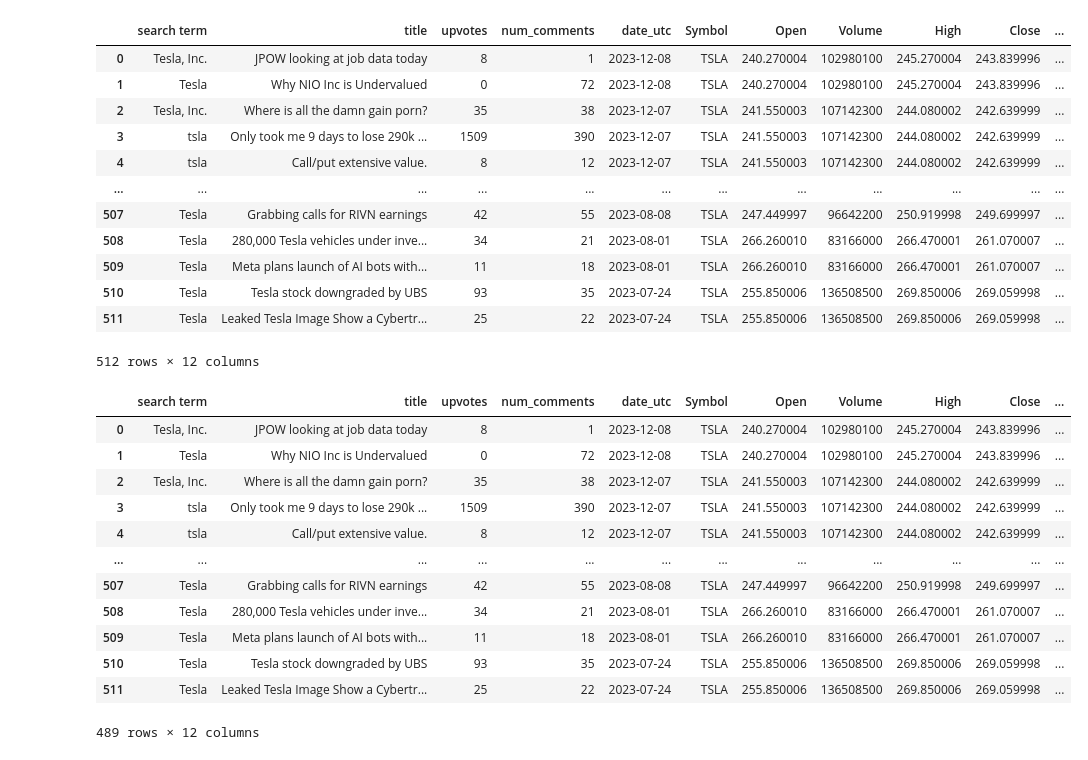
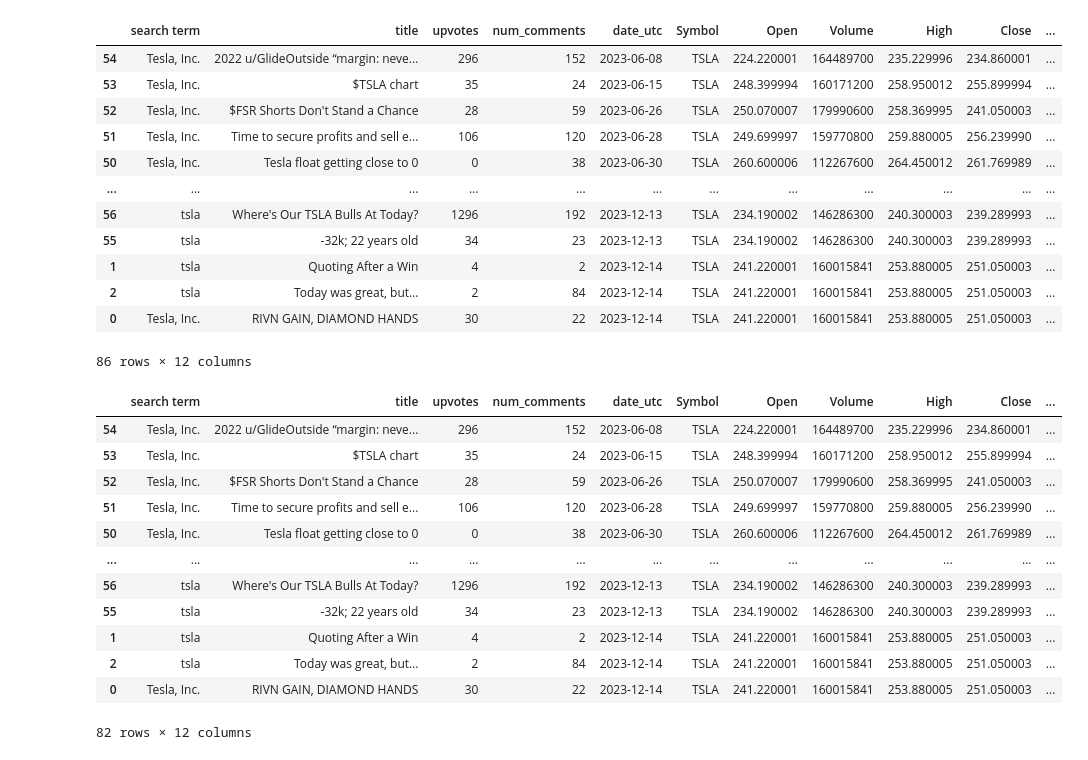
Before and after one commit to AprilHolmes7825/Project_1, a Jupyter notebook: Reddit_data_pull.ipynb, the cells around one changed output. Cells and saved outputs as stored; diff of their text form; code cells hidden in the pictures.

```diff
--- a/Reddit_data_pull.ipynb
+++ b/Reddit_data_pull.ipynb
@@ -94,7 +94,7 @@ reddit = praw.Reddit(
 #-----------------------------------------------------------TO-DO: Do we need to set a different limit or search criteria?
 #Using praw to get subreddit easily
 for term in reddit_search_list:
-    for submission in reddit.subreddit("wallstreetbets").search(term, limit=1000, sort="new"):
+    for submission in reddit.subreddit("wallstreetbets").search(term, limit=50, sort="new"):
         sub_create_utc = datetime.utcfromtimestamp(submission.created_utc).strftime('%Y-%m-%d')
         reddit_posts.append({"search term": term,
                              "title": submission.title,
@@ -188,21 +188,22 @@ print(yahoo_finance3_df)
 # %%
 #Merging the reddit data and yahoo finance data
 merged_df = pd.merge(reddit_df,yahoo_finance3_df)
+merged_df = merged_df.sort_values(by='date_utc')
 merged_df
 # %% [output]
 |  | search term | title | upvotes | num_comments | date_utc | Symbol | Open | Volume | High | Close | ... |
-| 0 | Tesla, Inc. | JPOW looking at job data today | 8 | 1 | 2023-12-08 | TSLA | 240.270004 | 102980100 | 245.270004 | 243.839996 | ... |
-| 1 | Tesla | Why NIO Inc is Undervalued | 0 | 72 | 2023-12-08 | TSLA | 240.270004 | 102980100 | 245.270004 | 243.839996 | ... |
-| 2 | Tesla, Inc. | Where is all the damn gain porn? | 35 | 38 | 2023-12-07 | TSLA | 241.550003 | 107142300 | 244.080002 | 242.639999 | ... |
-| 3 | tsla | Only took me 9 days to lose 290k ... | 1509 | 390 | 2023-12-07 | TSLA | 241.550003 | 107142300 | 244.080002 | 242.639999 | ... |
-| 4 | tsla | Call/put extensive value. | 8 | 12 | 2023-12-07 | TSLA | 241.550003 | 107142300 | 244.080002 | 242.639999 | ... |
+| 54 | Tesla, Inc. | 2022 u/GlideOutside “margin: neve... | 296 | 152 | 2023-06-08 | TSLA | 224.220001 | 164489700 | 235.229996 | 234.860001 | ... |
+| 53 | Tesla, Inc. | $TSLA chart | 35 | 24 | 2023-06-15 | TSLA | 248.399994 | 160171200 | 258.950012 | 255.899994 | ... |
+| 52 | Tesla, Inc. | $FSR Shorts Don't Stand a Chance | 28 | 59 | 2023-06-26 | TSLA | 250.070007 | 179990600 | 258.369995 | 241.050003 | ... |
+| 51 | Tesla, Inc. | Time to secure profits and sell e... | 106 | 120 | 2023-06-28 | TSLA | 249.699997 | 159770800 | 259.880005 | 256.239990 | ... |
+| 50 | Tesla, Inc. | Tesla float getting close to 0 | 0 | 38 | 2023-06-30 | TSLA | 260.600006 | 112267600 | 264.450012 | 261.769989 | ... |
 | ... | ... | ... | ... | ... | ... | ... | ... | ... | ... | ... | ... |
-| 507 | Tesla | Grabbing calls for RIVN earnings | 42 | 55 | 2023-08-08 | TSLA | 247.449997 | 96642200 | 250.919998 | 249.699997 | ... |
-| 508 | Tesla | 280,000 Tesla vehicles under inve... | 34 | 21 | 2023-08-01 | TSLA | 266.260010 | 83166000 | 266.470001 | 261.070007 | ... |
-| 509 | Tesla | Meta plans launch of AI bots with... | 11 | 18 | 2023-08-01 | TSLA | 266.260010 | 83166000 | 266.470001 | 261.070007 | ... |
-| 510 | Tesla | Tesla stock downgraded by UBS | 93 | 35 | 2023-07-24 | TSLA | 255.850006 | 136508500 | 269.850006 | 269.059998 | ... |
-| 511 | Tesla | Leaked Tesla Image Show a Cybertr... | 25 | 22 | 2023-07-24 | TSLA | 255.850006 | 136508500 | 269.850006 | 269.059998 | ... |
+| 56 | tsla | Where's Our TSLA Bulls At Today? | 1296 | 192 | 2023-12-13 | TSLA | 234.190002 | 146286300 | 240.300003 | 239.289993 | ... |
+| 55 | tsla | -32k; 22 years old | 34 | 23 | 2023-12-13 | TSLA | 234.190002 | 146286300 | 240.300003 | 239.289993 | ... |
+| 1 | tsla | Quoting After a Win | 4 | 2 | 2023-12-14 | TSLA | 241.220001 | 160015841 | 253.880005 | 251.050003 | ... |
+| 2 | tsla | Today was great, but… | 2 | 84 | 2023-12-14 | TSLA | 241.220001 | 160015841 | 253.880005 | 251.050003 | ... |
+| 0 | Tesla, Inc. | RIVN GAIN, DIAMOND HANDS | 30 | 22 | 2023-12-14 | TSLA | 241.220001 | 160015841 | 253.880005 | 251.050003 | ... |
-512 rows × 12 columns
+86 rows × 12 columns
 # %%
 #Removing huge outliers from reddit upvotes and comments
 merged_df = merged_df[(np.abs(stats.zscore(merged_df['upvotes'])) < 3)]
@@ -210,16 +211,16 @@ merged_df = merged_df[(np.abs(stats.zscore(merged_df['num_comments'])) < 3)]
 merged_df
 # %% [output]
 |  | search term | title | upvotes | num_comments | date_utc | Symbol | Open | Volume | High | Close | ... |
-| 0 | Tesla, Inc. | JPOW looking at job data today | 8 | 1 | 2023-12-08 | TSLA | 240.270004 | 102980100 | 245.270004 | 243.839996 | ... |
-| 1 | Tesla | Why NIO Inc is Undervalued | 0 | 72 | 2023-12-08 | TSLA | 240.270004 | 102980100 | 245.270004 | 243.839996 | ... |
-| 2 | Tesla, Inc. | Where is all the damn gain porn? | 35 | 38 | 2023-12-07 | TSLA | 241.550003 | 107142300 | 244.080002 | 242.639999 | ... |
-| 3 | tsla | Only took me 9 days to lose 290k ... | 1509 | 390 | 2023-12-07 | TSLA | 241.550003 | 107142300 | 244.080002 | 242.639999 | ... |
-| 4 | tsla | Call/put extensive value. | 8 | 12 | 2023-12-07 | TSLA | 241.550003 | 107142300 | 244.080002 | 242.639999 | ... |
+| 54 | Tesla, Inc. | 2022 u/GlideOutside “margin: neve... | 296 | 152 | 2023-06-08 | TSLA | 224.220001 | 164489700 | 235.229996 | 234.860001 | ... |
+| 53 | Tesla, Inc. | $TSLA chart | 35 | 24 | 2023-06-15 | TSLA | 248.399994 | 160171200 | 258.950012 | 255.899994 | ... |
+| 52 | Tesla, Inc. | $FSR Shorts Don't Stand a Chance | 28 | 59 | 2023-06-26 | TSLA | 250.070007 | 179990600 | 258.369995 | 241.050003 | ... |
+| 51 | Tesla, Inc. | Time to secure profits and sell e... | 106 | 120 | 2023-06-28 | TSLA | 249.699997 | 159770800 | 259.880005 | 256.239990 | ... |
+| 50 | Tesla, Inc. | Tesla float getting close to 0 | 0 | 38 | 2023-06-30 | TSLA | 260.600006 | 112267600 | 264.450012 | 261.769989 | ... |
 | ... | ... | ... | ... | ... | ... | ... | ... | ... | ... | ... | ... |
-| 507 | Tesla | Grabbing calls for RIVN earnings | 42 | 55 | 2023-08-08 | TSLA | 247.449997 | 96642200 | 250.919998 | 249.699997 | ... |
-| 508 | Tesla | 280,000 Tesla vehicles under inve... | 34 | 21 | 2023-08-01 | TSLA | 266.260010 | 83166000 | 266.470001 | 261.070007 | ... |
-| 509 | Tesla | Meta plans launch of AI bots with... | 11 | 18 | 2023-08-01 | TSLA | 266.260010 | 83166000 | 266.470001 | 261.070007 | ... |
-| 510 | Tesla | Tesla stock downgraded by UBS | 93 | 35 | 2023-07-24 | TSLA | 255.850006 | 136508500 | 269.850006 | 269.059998 | ... |
-| 511 | Tesla | Leaked Tesla Image Show a Cybertr... | 25 | 22 | 2023-07-24 | TSLA | 255.850006 | 136508500 | 269.850006 | 269.059998 | ... |
+| 56 | tsla | Where's Our TSLA Bulls At Today? | 1296 | 192 | 2023-12-13 | TSLA | 234.190002 | 146286300 | 240.300003 | 239.289993 | ... |
+| 55 | tsla | -32k; 22 years old | 34 | 23 | 2023-12-13 | TSLA | 234.190002 | 146286300 | 240.300003 | 239.289993 | ... |
+| 1 | tsla | Quoting After a Win | 4 | 2 | 2023-12-14 | TSLA | 241.220001 | 160015841 | 253.880005 | 251.050003 | ... |
+| 2 | tsla | Today was great, but… | 2 | 84 | 2023-12-14 | TSLA | 241.220001 | 160015841 | 253.880005 | 251.050003 | ... |
+| 0 | Tesla, Inc. | RIVN GAIN, DIAMOND HANDS | 30 | 22 | 2023-12-14 | TSLA | 241.220001 | 160015841 | 253.880005 | 251.050003 | ... |
-489 rows × 12 columns
+82 rows × 12 columns
 # %%
```
Also changed, not shown: parts of 9 cells of this notebook, 1 other file.
